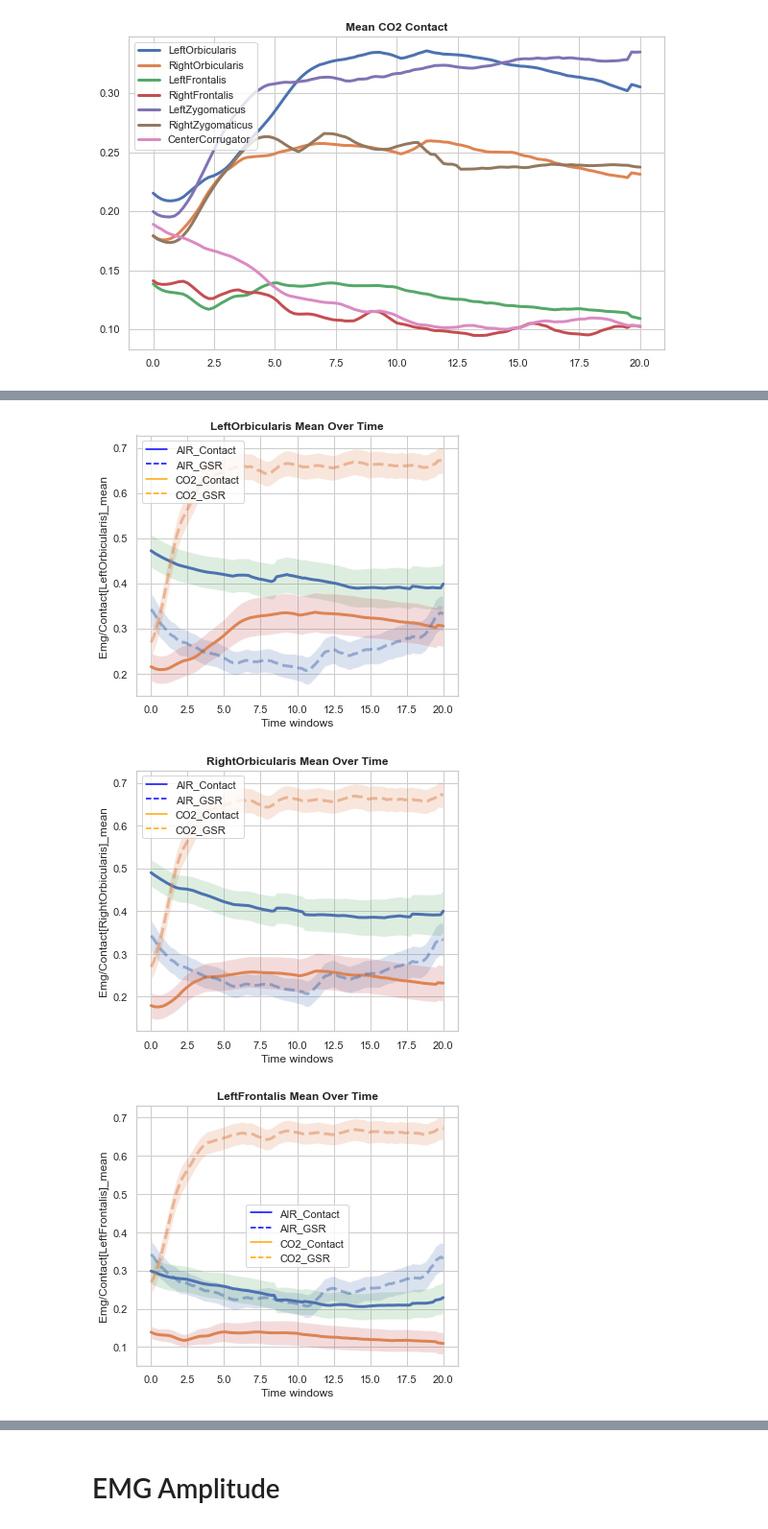
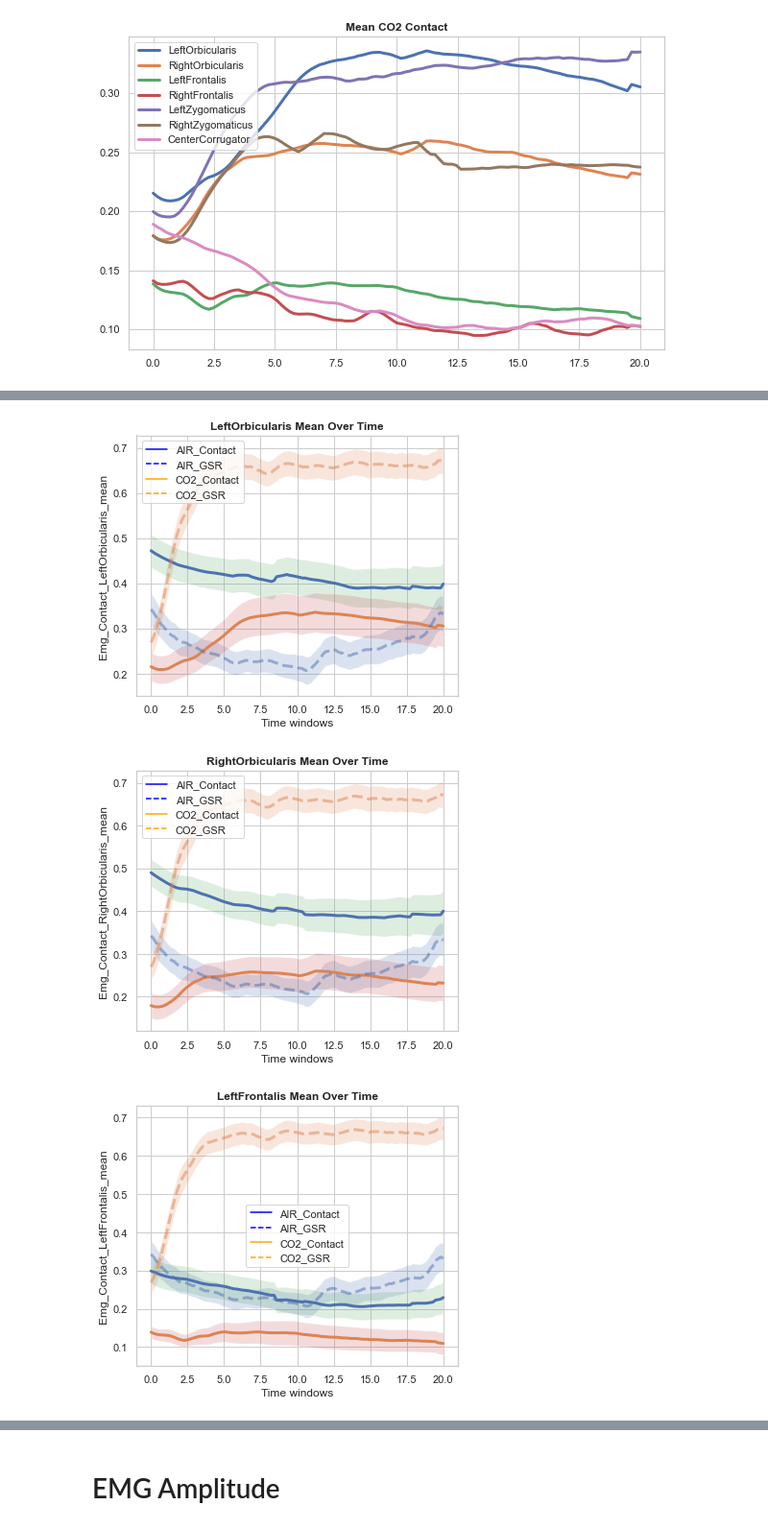
Before and after one commit to michalgnacek/co2-study, a Jupyter notebook: notebooks/3_statistics.ipynb, the cells around one changed output, grey strips where cells are left out. Shown at 96% size. Drawn from its saved outputs; the diff is of its cells as text; code cells hidden in the pictures.

```diff
--- a/notebooks/3_statistics.ipynb
+++ b/notebooks/3_statistics.ipynb
@@ -27,12 +27,18 @@ if not os.path.exists(notebook_temp_dir):
     os.makedirs(notebook_temp_dir)
 # %%
 # File containing features for entire segments
-segment_features_file = 'D:\\co2-study\\temp\\segment_features.csv'
+segment_features_file = 'E:\co2-study\\temp\\segment_features.csv'
 segment_features = pd.read_csv(segment_features_file, index_col=0)
 
 # File containing features for windows of data
-windowed_features_file = 'D:\\co2-study\\temp\\windowed_features.csv'
+windowed_features_file = 'E:\co2-study\\temp\\windowed_features.csv'
 windowed_features = pd.read_csv(windowed_features_file, index_col=0)
+# %%
+new_columns = [col.replace('[', '_').replace(']', '').replace('/', '_') for col in segment_features.columns]
+
+# Assign the new column names to the DataFrame
+segment_features.columns = new_columns
+windowed_features.columns = new_columns
 # %%
 # Filter the data for 'air' and 'co2' conditions with 'gas_inhalation' segment
 gas_inhalation_segments = segment_features[(segment_features['Condition'].isin(['AIR', 'CO2'])) & (segment_features['Segment'] == 'gas_inhalation')]
@@ -367,11 +609,11 @@ Plots.contact_muscles(contact_co2_windows, os.path.join(notebook_temp_dir, "co2_
 # %%
 muscles = ['LeftOrbicularis','RightOrbicularis', 'LeftFrontalis', 'RightFrontalis', 'LeftZygomaticus', 'RightZygomaticus', 'CenterCorrugator']
 
 for muscle in muscles:
-    muscle_name = f'Emg/Contact[{muscle}]_mean'
+    muscle_name = f'Emg_Contact_{muscle}_mean'
     plot_title = f'{muscle} Mean Over Time'
     Plots.contact_gsr_line_plot(gas_inhalation_windows, muscle_name, plot_title, notebook_temp_dir)
 # %% [output]
-[figure, old version]
+[figure, new version]
-[figure, old version]
+[figure, new version]
-[figure, old version]
+[figure, new version]
```
Also changed, not shown: parts of 34 cells of this notebook, 9 other files.
